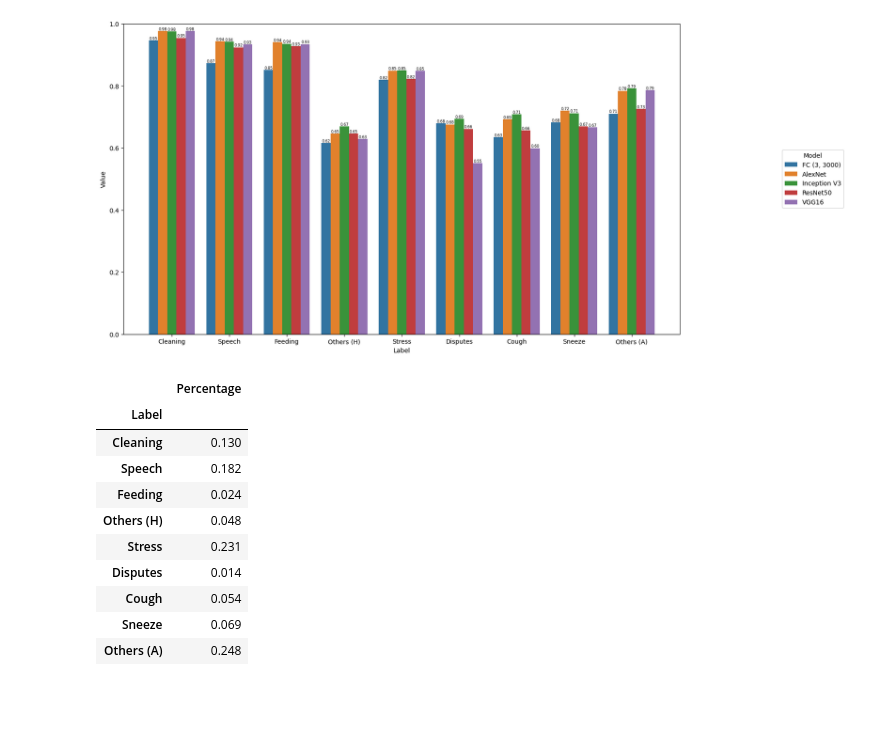
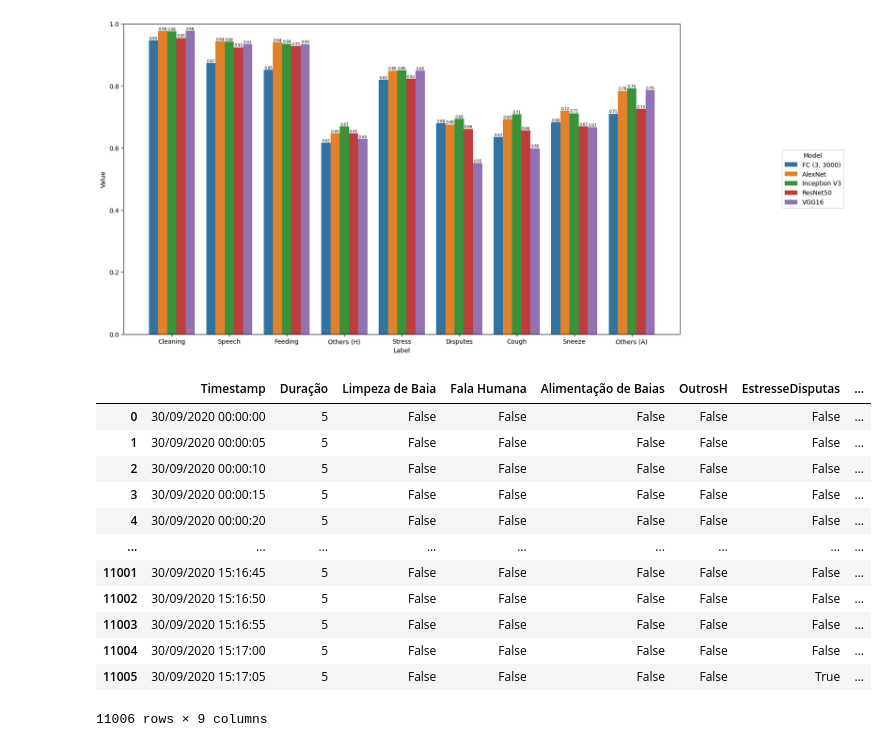
Before and after one commit to andremsouza/vision-aed-swine-barn-weak-labels, a Jupyter notebook: graphs.ipynb, the cells around one changed output. Saved outputs shown, nothing was run; the diff lists cells and outputs as text; code cells hidden in the pictures; blank space fills up the shorter version.

```diff
--- a/graphs.ipynb
+++ b/graphs.ipynb
@@ -170,14 +156,17 @@ df = df.set_index(["Label"])
-# %%
-df
-# %% [output]
-|  | Percentage |
-| Label |  |
-| Cleaning | 0.130 |
-| Speech | 0.182 |
-| Feeding | 0.024 |
-| Others (H) | 0.048 |
-| Stress | 0.231 |
-| Disputes | 0.014 |
-| Cough | 0.054 |
-| Sneeze | 0.069 |
-| Others (A) | 0.248 |
+# %%
+df = pd.read_csv("30_09_2020_merged.csv")
+df
+# %% [output]
+|  | Timestamp | Duração | Limpeza de Baia | Fala Humana | Alimentação de Baias | OutrosH | EstresseDisputas | ... |
+| 0 | 30/09/2020 00:00:00 | 5 | False | False | False | False | False | ... |
+| 1 | 30/09/2020 00:00:05 | 5 | False | False | False | False | False | ... |
+| 2 | 30/09/2020 00:00:10 | 5 | False | False | False | False | False | ... |
+| 3 | 30/09/2020 00:00:15 | 5 | False | False | False | False | False | ... |
+| 4 | 30/09/2020 00:00:20 | 5 | False | False | False | False | False | ... |
+| ... | ... | ... | ... | ... | ... | ... | ... | ... |
+| 11001 | 30/09/2020 15:16:45 | 5 | False | False | False | False | False | ... |
+| 11002 | 30/09/2020 15:16:50 | 5 | False | False | False | False | False | ... |
+| 11003 | 30/09/2020 15:16:55 | 5 | False | False | False | False | False | ... |
+| 11004 | 30/09/2020 15:17:00 | 5 | False | False | False | False | False | ... |
+| 11005 | 30/09/2020 15:17:05 | 5 | False | False | False | False | True | ... |
+11006 rows × 9 columns
```
Also changed, not shown: parts of 4 cells of this notebook.
